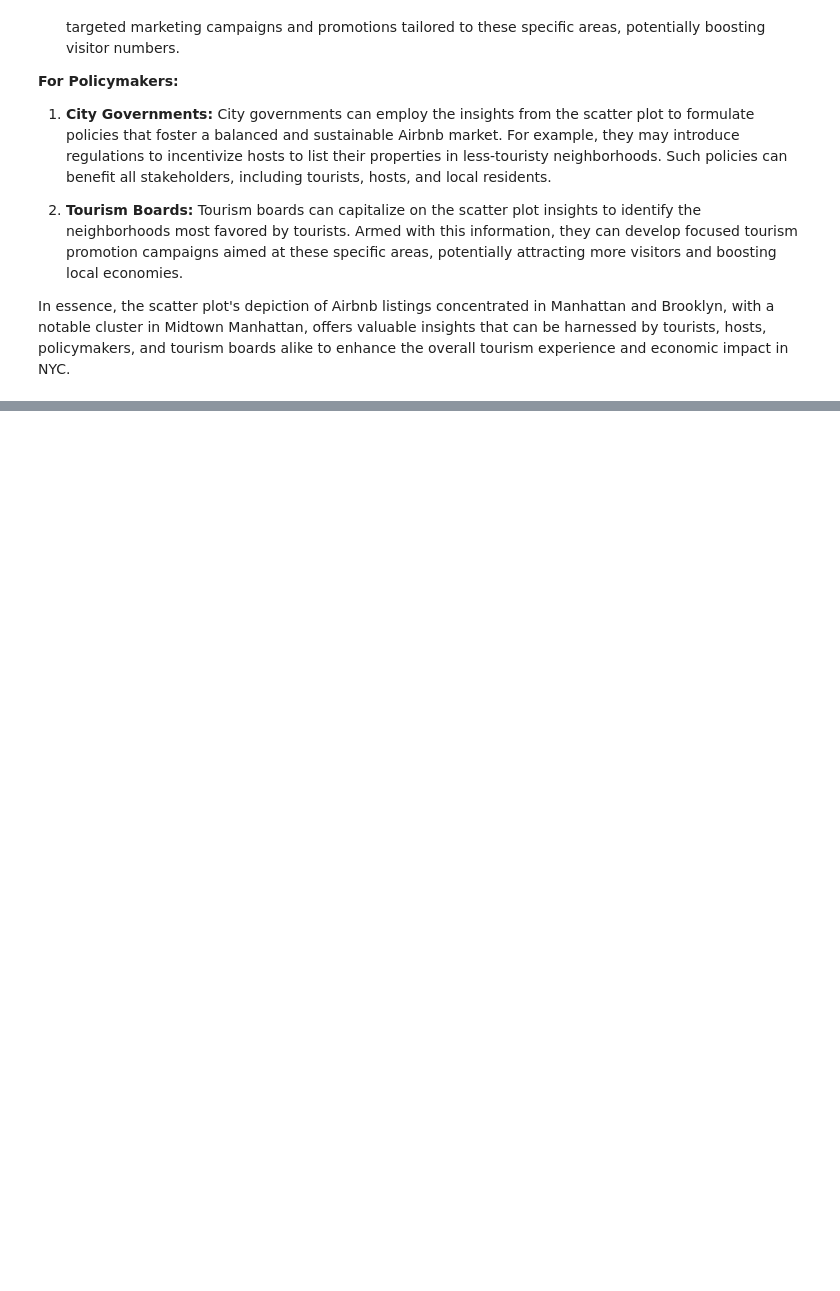
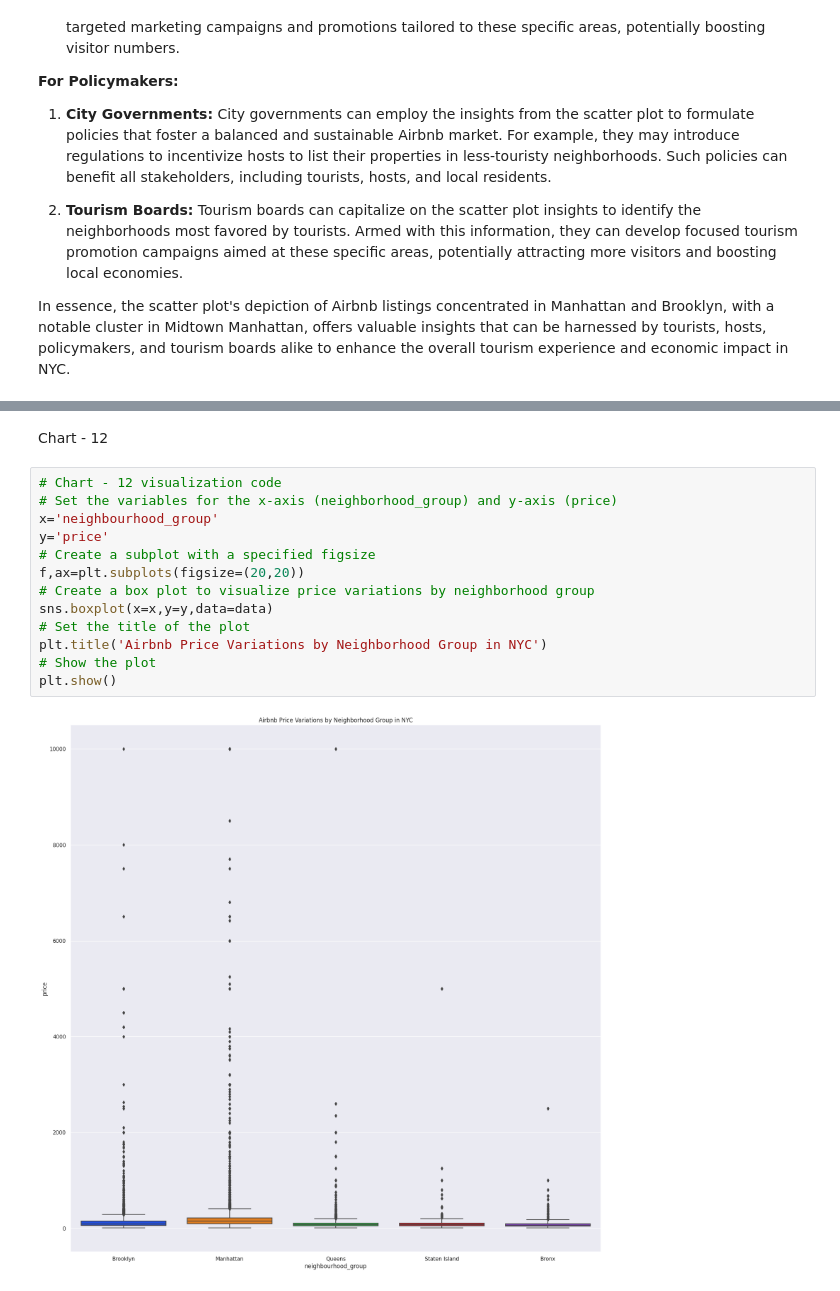
Before and after one commit to tusharrkharkar/project1, a Jupyter notebook: Copy_of_tusharkharkarp1.ipynb, the cells around one changed output, grey strips where cells are left out. Saved outputs shown, nothing was run; the diff lists cells and outputs as text; blank space fills up the shorter version.

```diff
--- a/Copy_of_tusharkharkarp1.ipynb
+++ b/Copy_of_tusharkharkarp1.ipynb
@@ -1489,0 +1549,17 @@ In essence, the scatter plot's depiction of Airbnb listings concentrated in Manh
+# %% [markdown]
+Chart - 12
+# %%
+# Chart - 12 visualization code
+# Set the variables for the x-axis (neighborhood_group) and y-axis (price)
+x='neighbourhood_group'
+y='price'
+# Create a subplot with a specified figsize
+f,ax=plt.subplots(figsize=(20,20))
+# Create a box plot to visualize price variations by neighborhood group
+sns.boxplot(x=x,y=y,data=data)
+# Set the title of the plot
+plt.title('Airbnb Price Variations by Neighborhood Group in NYC')
+# Show the plot
+plt.show()
+# %% [output]
+[figure, added]
```
Also changed, not shown: parts of 34 cells of this notebook.
